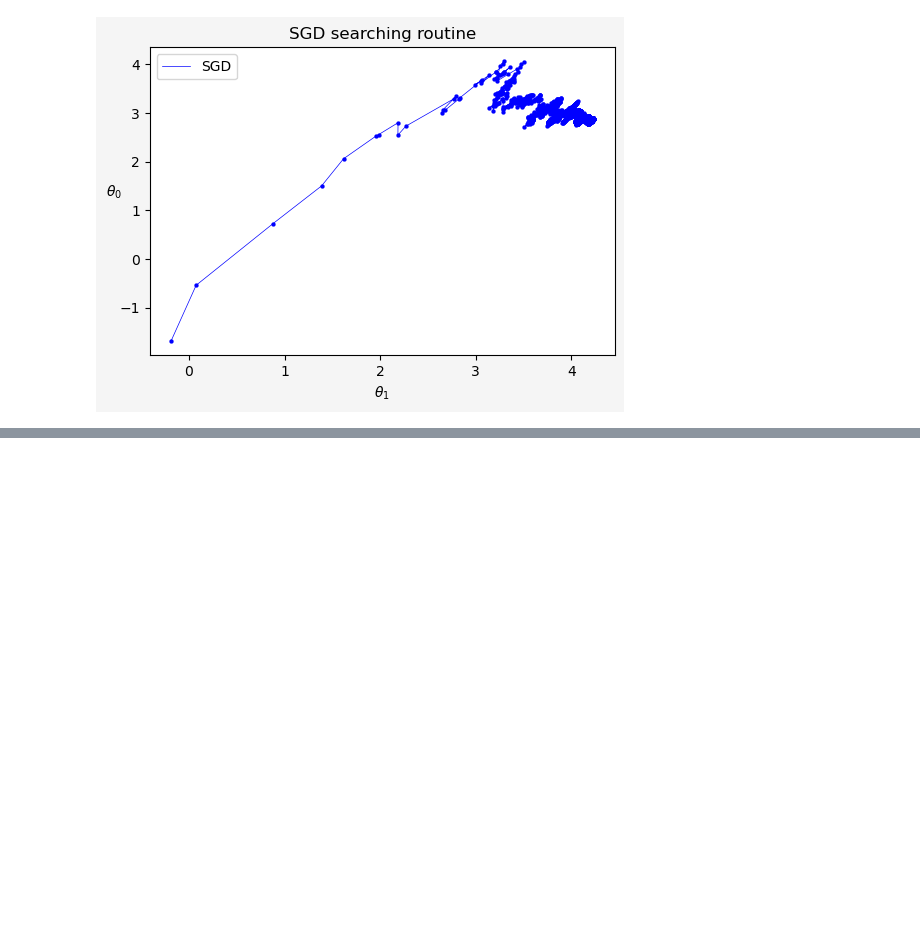
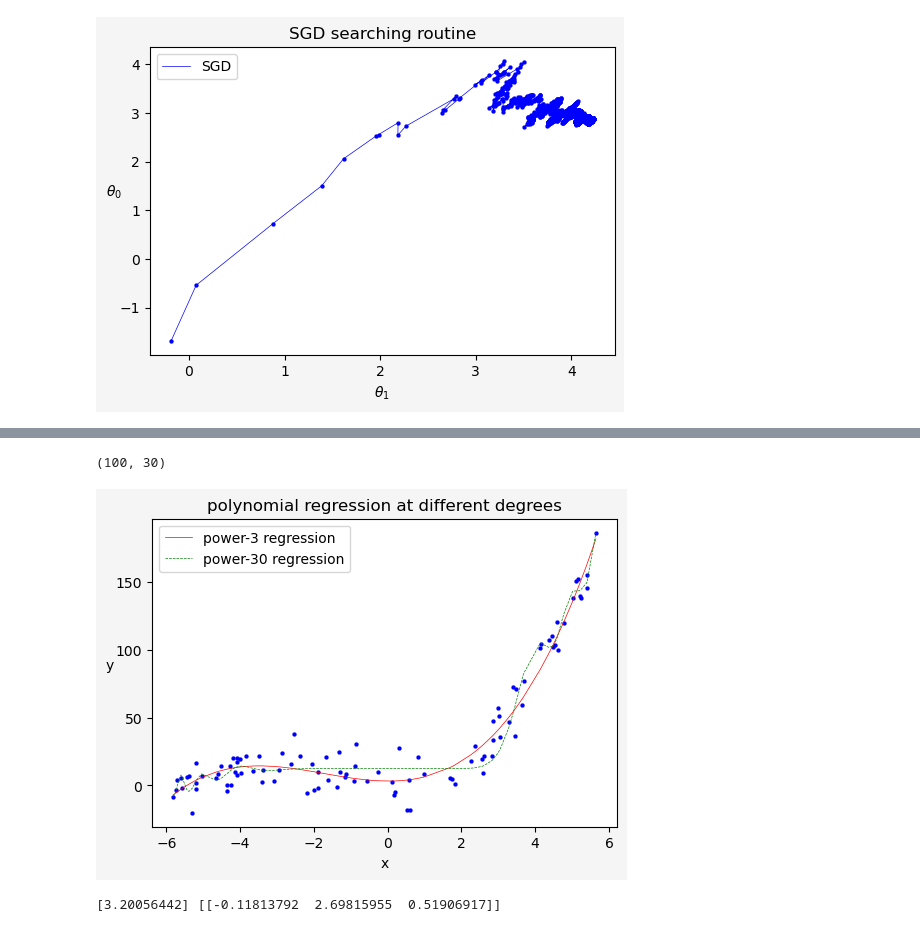
Before and after one commit to ChauserMondieu/machine_learning, a Jupyter notebook: chapters/training_model.ipynb, the cells around one changed output, grey strips where cells are left out. Cells and saved outputs as stored; diff of their text form; code cells hidden in the pictures; blank space fills up the shorter version.

```diff
--- a/chapters/training_model.ipynb
+++ b/chapters/training_model.ipynb
@@ -181,0 +186,43 @@ plt.show()
+# %%
+from matplotlib import pyplot as plt
+import numpy as np
+from sklearn.preprocessing import PolynomialFeatures
+from sklearn.linear_model import LinearRegression
+%matplotlib inline
+
+# prepare input noise-added data
+m = 100
+X = np.sort(12*np.random.rand(m,1)-6, axis=0)
+y = 0.5 * X**3 + 2.7 * X**2 + 3 + 12 * np.random.randn(m,1)
+
+poly_features_3 = PolynomialFeatures(degree=3, include_bias=False)
+poly_features_30 = PolynomialFeatures(degree=30, include_bias=False)
+X_poly_3 = poly_features_3.fit_transform(X)
+X_poly_30 = poly_features_30.fit_transform(X)
+print(X_poly_30.shape)
+
+lin_reg_3 = LinearRegression()
+lin_reg_3.fit(X_poly_3,y)
+lin_reg_30 = LinearRegression()
+lin_reg_30.fit(X_poly_30,y)
+
+y_3 = lin_reg_3.intercept_ * np.ones_like(X) + X_poly_3.dot(lin_reg_3.coef_.T)
+y_30 = lin_reg_30.intercept_ * np.ones_like(X) + X_poly_30.dot(lin_reg_30.coef_.T)
+
+fig, ax = plt.subplots(1,1,facecolor="whitesmoke",
+                      edgecolor='gray',figsize=(6,4))
+ax.scatter(X, y, marker='.', color="b", lw=0.1)
+ax.plot(X, y_3, lw=0.5, ls="-", color="red", label="power-3 regression")
+ax.plot(X, y_30, lw=0.5, ls="--", color="green", label="power-30 regression")
+ax.legend(loc='upper left')
+ax.set_title("polynomial regression at different degrees")
+ax.set_xlabel("x")
+ax.set_ylabel("y", rotation=0)
+plt.show()
+# %% [output]
+(100, 30)
+[figure, added]
+# %%
+print(lin_reg_3.intercept_, lin_reg_3.coef_)
+# %% [output]
+[3.20056442] [[-0.11813792  2.69815955  0.51906917]]
```
Also changed, not shown: parts of 4 cells of this notebook.
